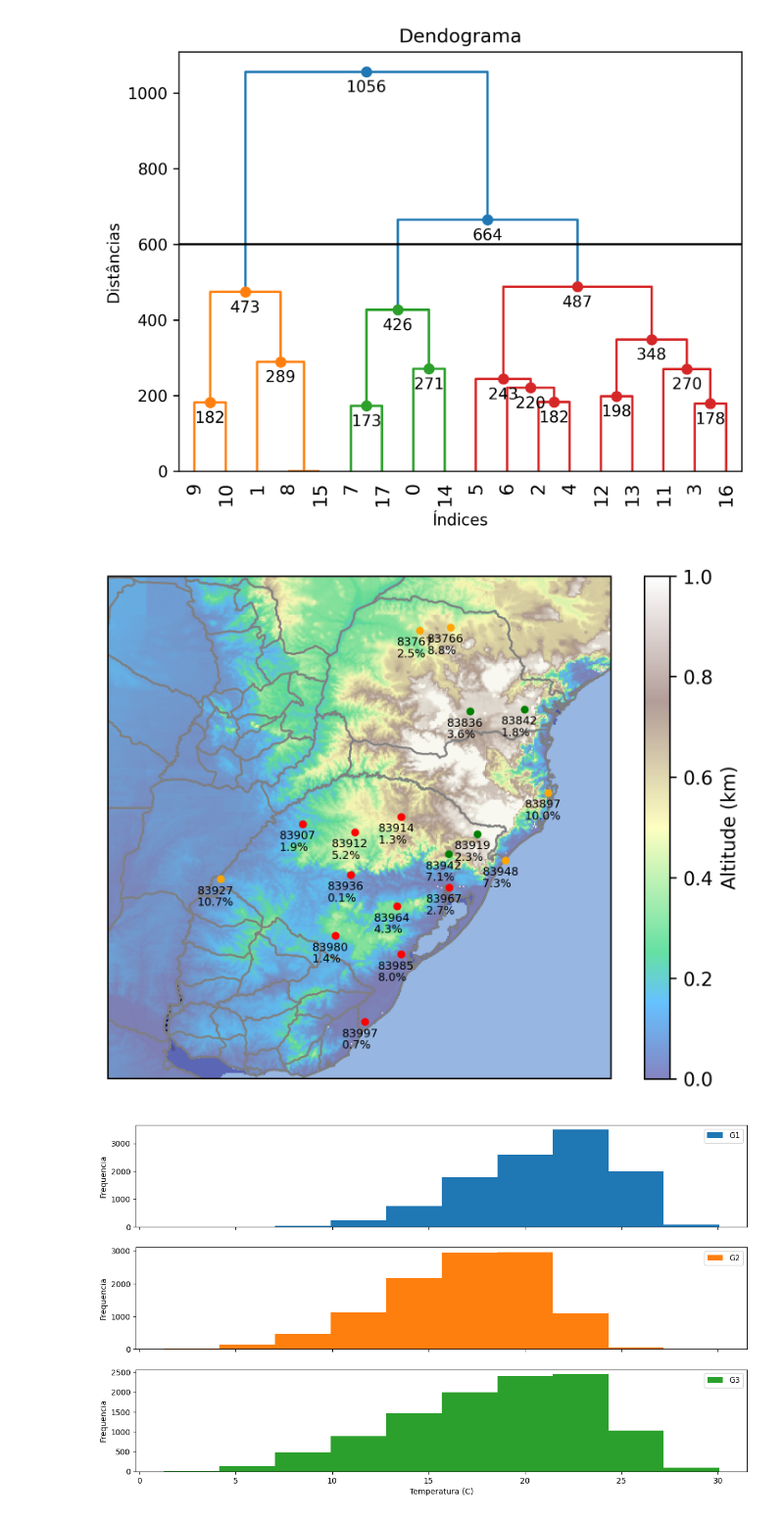
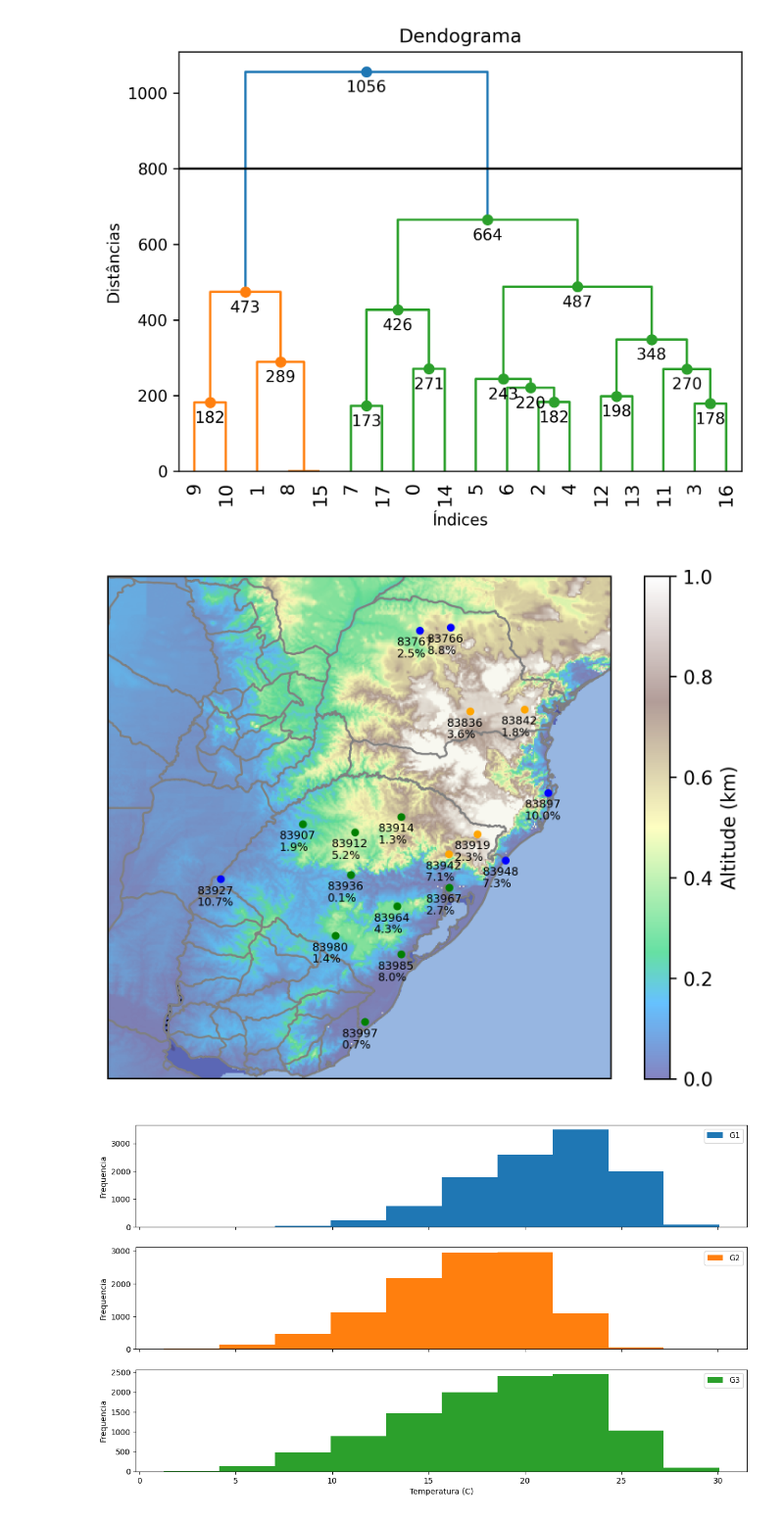
Before and after one commit to lucasdmarten/dissertacao, a Jupyter notebook: stations_parser.ipynb, the cells around one changed output. Shown at 98% size. Saved outputs shown, nothing was run; the diff lists cells and outputs as text; code cells hidden in the pictures.

```diff
--- a/stations_parser.ipynb
+++ b/stations_parser.ipynb
@@ -110,25 +110,25 @@ def fancy_dendrogram(*args, **kwargs):
 # %%
 from scipy.cluster.hierarchy import dendrogram, linkage
 from matplotlib import pyplot as plt
 from scipy.spatial.distance import pdist
 from scipy.cluster.hierarchy import fcluster
 
-max_d = 600
+max_d = 800
 Z = linkage(pdist(data.values), 'ward')
 clusters = fcluster(Z,max_d,criterion='distance')
 
 fig = plt.figure(dpi=300)
 D = fancy_dendrogram(
     Z,
     truncate_mode='lastp',
     leaf_rotation=90.,
     leaf_font_size=12.,
     show_contracted=True,
     annotate_above=10,
     max_d=max_d,
 )
 plt.savefig('dendogram.png')
 plt.show()
 # %% [output]
-[figure, old version]
+[figure, new version]
 # %%
@@ -149,7 +156,6 @@ extent = [-60, -47, -35, -22]
 ax.set_extent(extent, crs=ccrs.PlateCarree())
 ax.add_feature(cfeature.LAND, edgecolor='gray')
 ax.add_feature(cfeature.BORDERS, linestyle=':')
-ax.add_feature(cfeature.LAND, edgecolor='gray')
 ax.add_feature(cfeature.OCEAN, edgecolor='gray')
 ax.add_feature(cfeature.STATES, edgecolor='gray')
 etopo = etopo['z'] / 1000
@@ -177,4 +183,4 @@ for idx, row in cidades.iterrows():
 plt.savefig('stations.png')
 plt.show()
 # %% [output]
-[figure, old version]
+[figure, new version]
```
Also changed, not shown: parts of 3 cells of this notebook, 2 other files.
